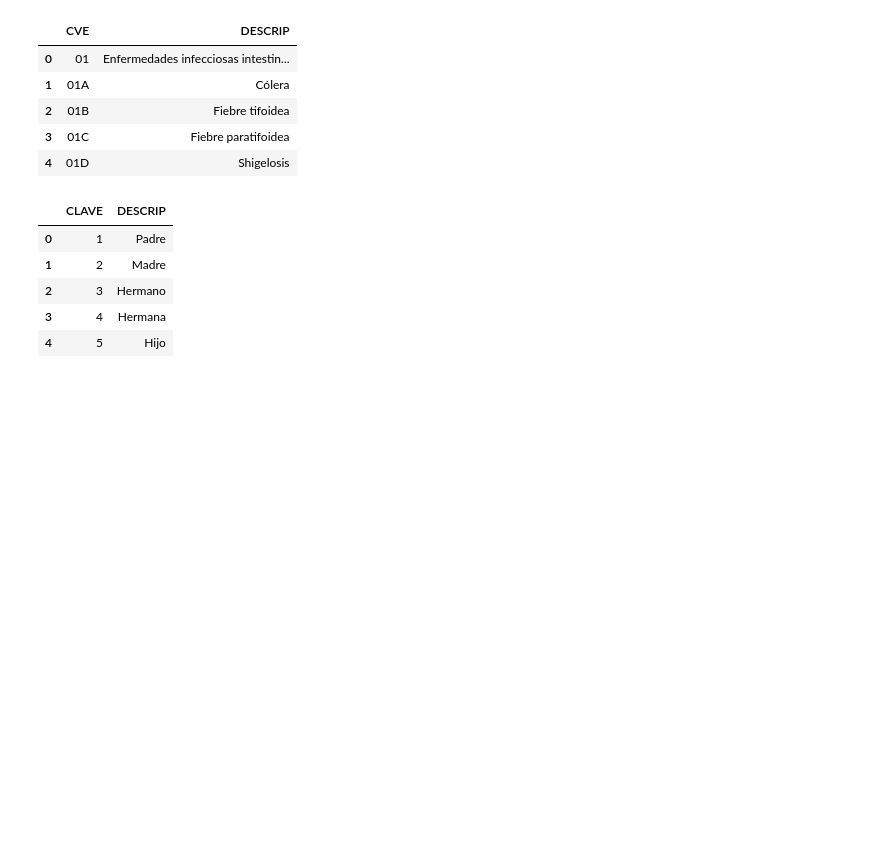
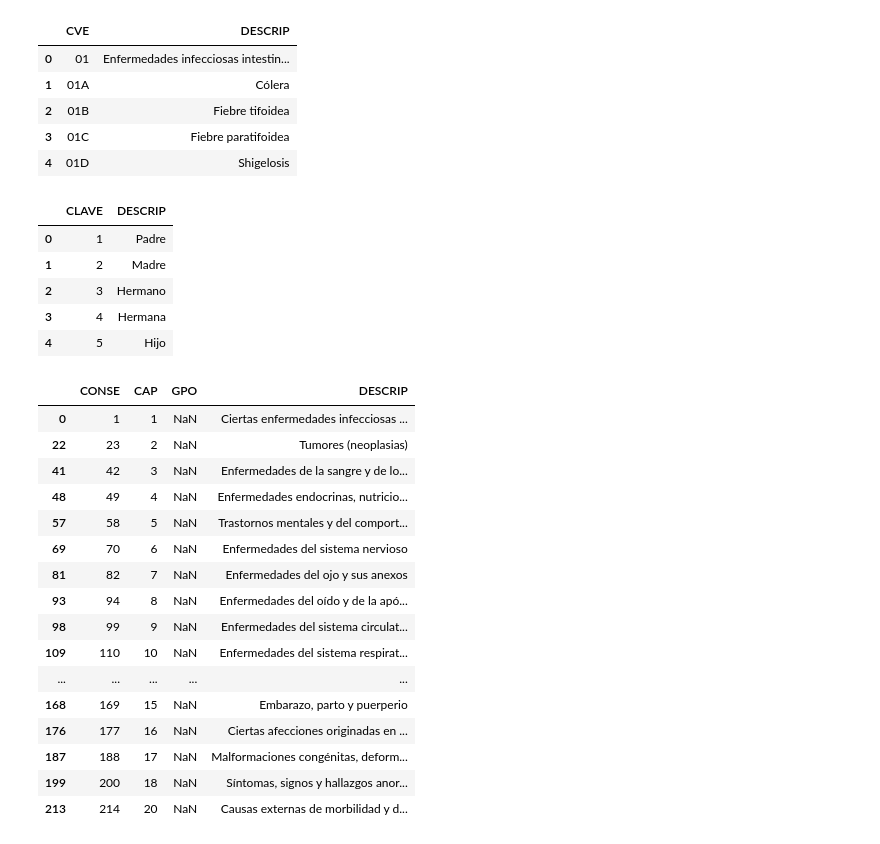
Before and after one commit to VanessaGuzman12/Project2, a Jupyter notebook: Diseases.ipynb, the cells around one changed output. Drawn from its saved outputs; the diff is of its cells as text; code cells hidden in the pictures; blank space fills up the shorter version.

```diff
--- a/Diseases.ipynb
+++ b/Diseases.ipynb
@@ -114,3 +115,24 @@ relationship.head()
 | 2 | 3 | Hermano |
 | 3 | 4 | Hermana |
 | 4 | 5 | Hijo |
+# %%
+chapter=broad_category.loc[pd.isnull(broad_category).any(1),:]
+chapter
+# %% [output]
+|  | CONSE | CAP | GPO | DESCRIP |
+| 0 | 1 | 1 | NaN | Ciertas enfermedades infecciosas ... |
+| 22 | 23 | 2 | NaN | Tumores (neoplasias) |
+| 41 | 42 | 3 | NaN | Enfermedades de la sangre y de lo... |
+| 48 | 49 | 4 | NaN | Enfermedades endocrinas, nutricio... |
+| 57 | 58 | 5 | NaN | Trastornos mentales y del comport... |
+| 69 | 70 | 6 | NaN | Enfermedades del sistema nervioso |
+| 81 | 82 | 7 | NaN | Enfermedades del ojo y sus anexos |
+| 93 | 94 | 8 | NaN | Enfermedades del oído y de la apó... |
+| 98 | 99 | 9 | NaN | Enfermedades del sistema circulat... |
+| 109 | 110 | 10 | NaN | Enfermedades del sistema respirat... |
+| ... | ... | ... | ... | ... |
+| 168 | 169 | 15 | NaN | Embarazo, parto y puerperio |
+| 176 | 177 | 16 | NaN | Ciertas afecciones originadas en ... |
+| 187 | 188 | 17 | NaN | Malformaciones congénitas, deform... |
+| 199 | 200 | 18 | NaN | Síntomas, signos y hallazgos anor... |
+| 213 | 214 | 20 | NaN | Causas externas de morbilidad y d... |
```
Also changed, not shown: parts of 20 cells of this notebook, 2 other files.
